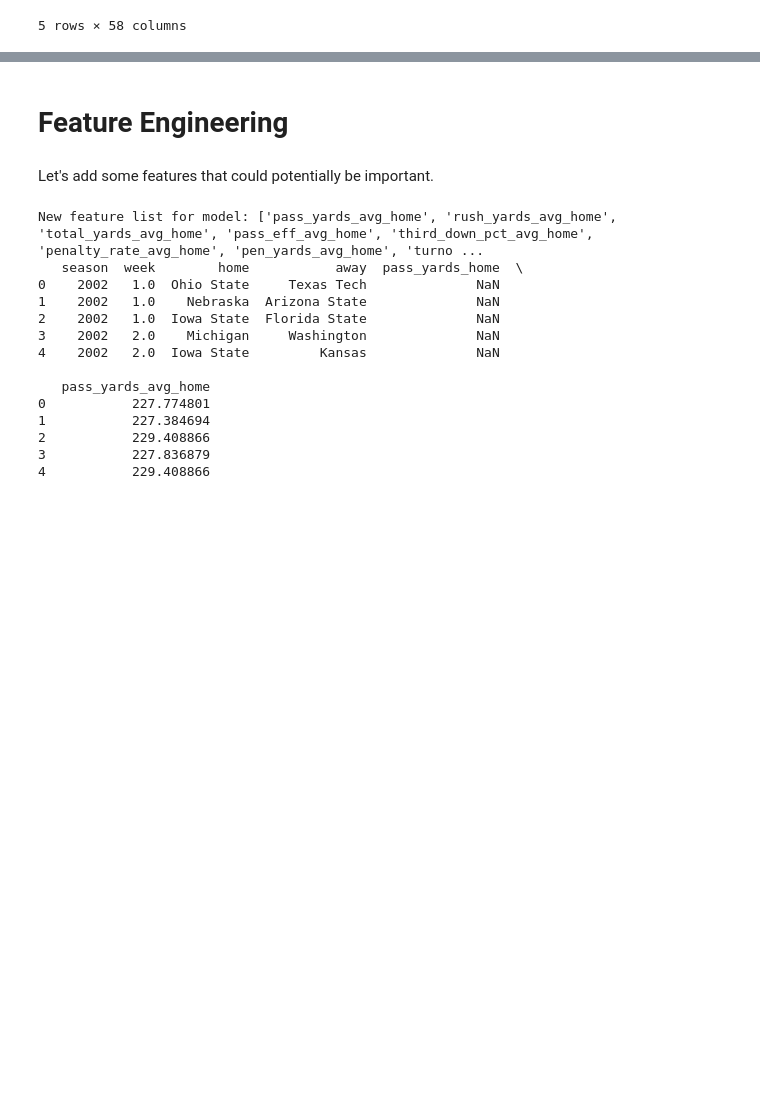
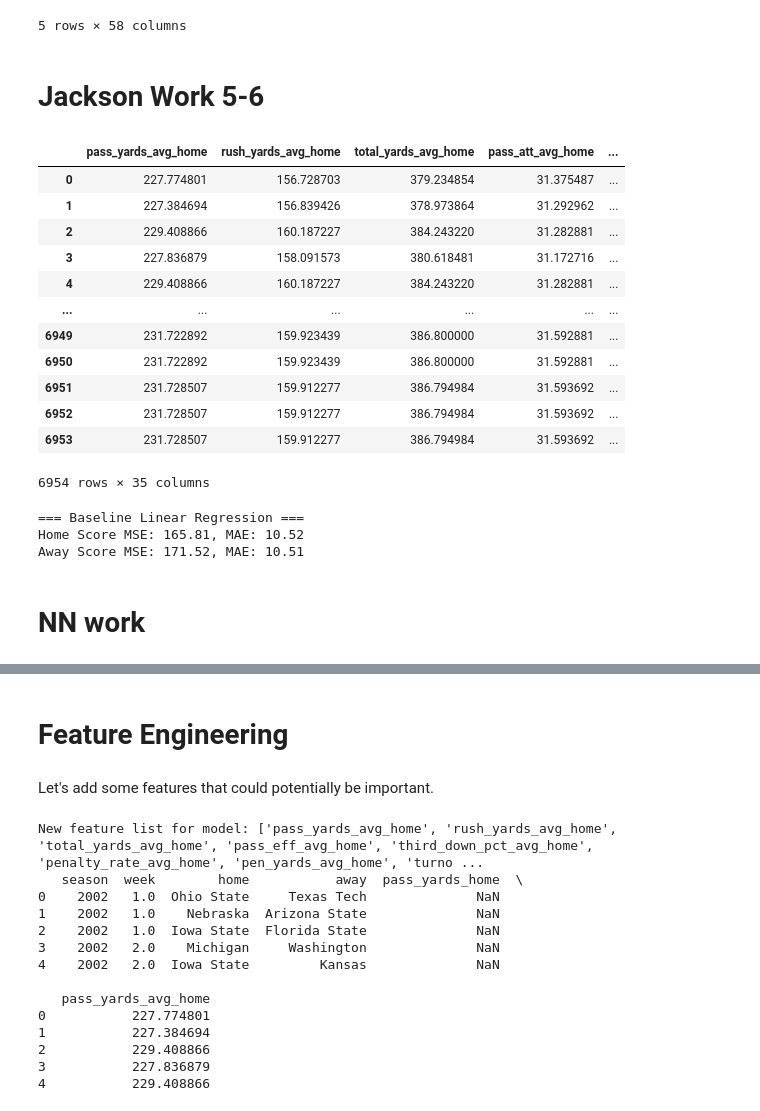
Before and after one commit to evanflaks/451Project, a Jupyter notebook: index.ipynb, the cells around one changed output, grey strips where cells are left out. Cells and saved outputs as stored; diff of their text form; code cells hidden in the pictures; blank space fills up the shorter version.

```diff
--- a/index.ipynb
+++ b/index.ipynb
@@ -60,3 +60,5 @@ p5_scores.head()
 | 22 | 2002 | 2.0 | 2002-08-31 | 12:00 PM | regular | Washington | Michigan | 11.0 | 13.0 | pac12 | ... |
 | 25 | 2002 | 2.0 | 2002-08-31 | 12:30 PM | regular | Kansas | Iowa State | NaN | NaN | big12 | ... |
 5 rows × 58 columns
+# %% [markdown]
+# Jackson Work 5-6
@@ -62,0 +150,59 @@ p5_scores.head()
+# %%
+# Fix rank columns: fill missing with 26 (unranked)
+X["rank_home"] = X["rank_home"].fillna(26)
+X["rank_away"] = X["rank_away"].fillna(26)
+
+# Ensure neutral is integer type
+X["neutral"] = X["neutral"].astype(int)
+# %%
+X
+# %% [output]
+|  | pass_yards_avg_home | rush_yards_avg_home | total_yards_avg_home | pass_att_avg_home | ... |
+| 0 | 227.774801 | 156.728703 | 379.234854 | 31.375487 | ... |
+| 1 | 227.384694 | 156.839426 | 378.973864 | 31.292962 | ... |
+| 2 | 229.408866 | 160.187227 | 384.243220 | 31.282881 | ... |
+| 3 | 227.836879 | 158.091573 | 380.618481 | 31.172716 | ... |
+| 4 | 229.408866 | 160.187227 | 384.243220 | 31.282881 | ... |
+| ... | ... | ... | ... | ... | ... |
+| 6949 | 231.722892 | 159.923439 | 386.800000 | 31.592881 | ... |
+| 6950 | 231.722892 | 159.923439 | 386.800000 | 31.592881 | ... |
+| 6951 | 231.728507 | 159.912277 | 386.794984 | 31.593692 | ... |
+| 6952 | 231.728507 | 159.912277 | 386.794984 | 31.593692 | ... |
+| 6953 | 231.728507 | 159.912277 | 386.794984 | 31.593692 | ... |
+6954 rows × 35 columns
+# %%
+from sklearn.linear_model import LinearRegression
+from sklearn.model_selection import train_test_split
+from sklearn.metrics import mean_squared_error, mean_absolute_error
+from sklearn.preprocessing import StandardScaler
+
+scaler = StandardScaler()
+X_scaled = scaler.fit_transform(X)
+
+# Split into training and test sets
+X_train, X_test, y_train, y_test = train_test_split(
+    X_scaled, y, test_size=0.2
+)
+
+# Fit a baseline linear regression model
+baseline_model = LinearRegression()
+baseline_model.fit(X_train, y_train)
+
+# Predict both home and away scores
+y_pred = baseline_model.predict(X_test)
+
+# Evaluate the model
+mse_home = mean_squared_error(y_test["score_home"], y_pred[:, 0])
+mse_away = mean_squared_error(y_test["score_away"], y_pred[:, 1])
+mae_home = mean_absolute_error(y_test["score_home"], y_pred[:, 0])
+mae_away = mean_absolute_error(y_test["score_away"], y_pred[:, 1])
+
+print("=== Baseline Linear Regression ===")
+print(f"Home Score MSE: {mse_home:.2f}, MAE: {mae_home:.2f}")
+print(f"Away Score MSE: {mse_away:.2f}, MAE: {mae_away:.2f}")
+# %% [output]
+=== Baseline Linear Regression ===
+Home Score MSE: 165.81, MAE: 10.52
+Away Score MSE: 171.52, MAE: 10.51
+# %% [markdown]
+# NN work
```
Also changed, not shown: parts of 16 cells of this notebook, 1 other file.
